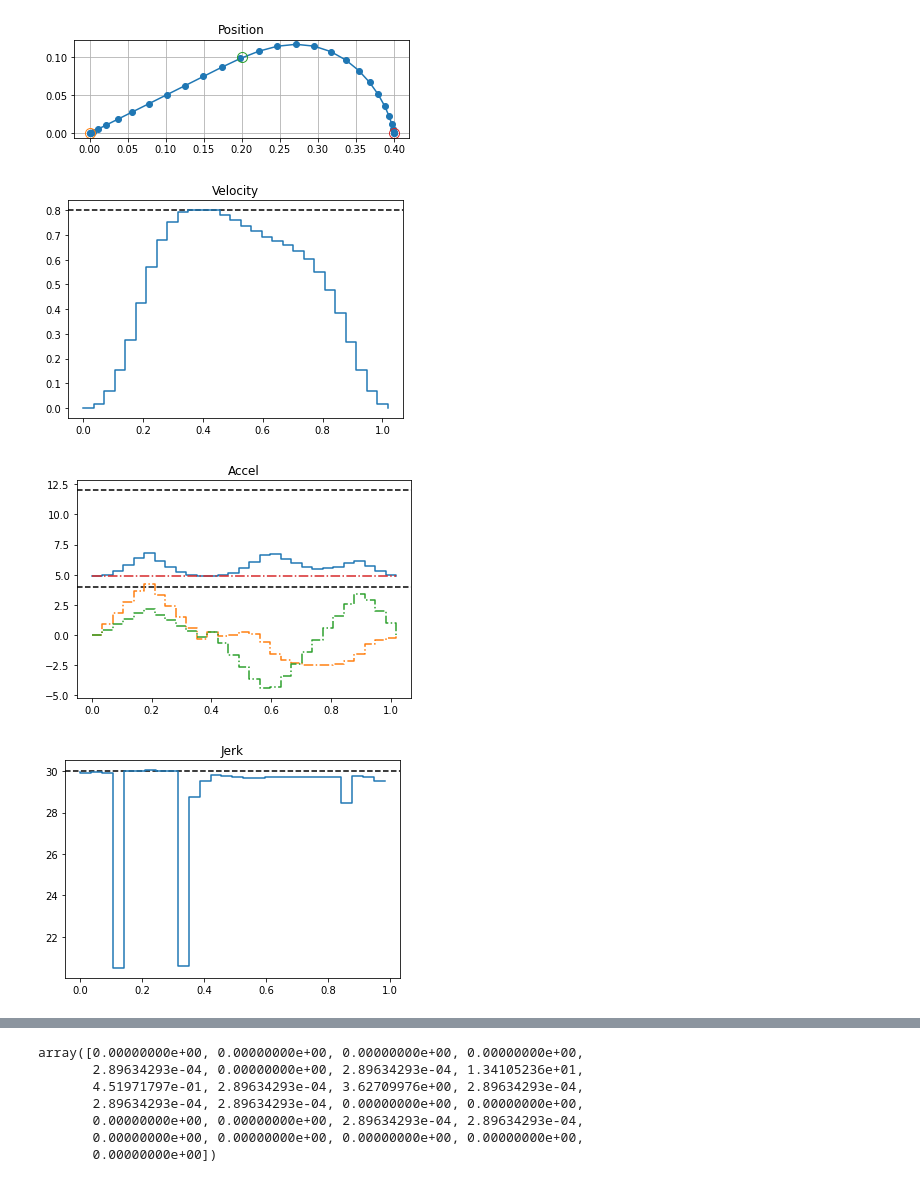
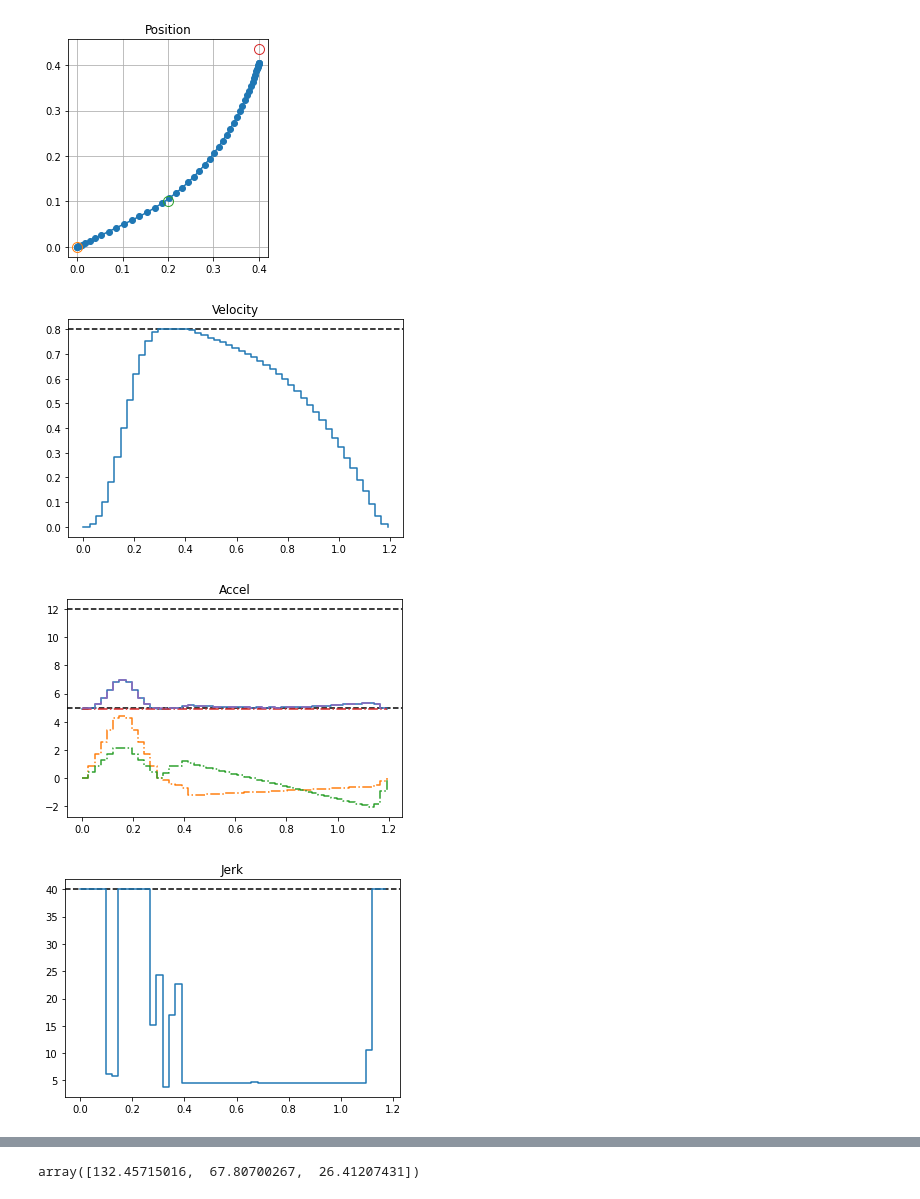
Before and after one commit to bchasnov/optcontrol, a Jupyter notebook: demos/drone-min-time.ipynb, the cells around one changed output, grey strips where cells are left out. Saved outputs shown, nothing was run; the diff lists cells and outputs as text; code cells hidden in the pictures.

```diff
--- a/demos/drone-min-time.ipynb
+++ b/demos/drone-min-time.ipynb
@@ -13,13 +11,14 @@ The autoreload extension is already loaded. To reload it, use:
 # %%
-parameters = dict(K=30, ri=np.zeros(3), vi=np.zeros(3), ai=np.zeros(3),
+K = 50
+parameters = dict(K=K, ri=np.zeros(3), vi=np.zeros(3), ai=np.zeros(3),
                   rf=np.array([.4,.0,0]), vf=np.zeros(3), af=np.zeros(3),
-                  wp=np.array([.2,.1,0]), wp_idx=12,
+                  wp=np.array([.2,.1,0]), wp_idx=int(K/3),
                   gravity=np.array([0.,0.,-9.81]),
-                  v_max=.8, a_min=4., a_max=12.0,
+                  v_max=.8, a_min=5., a_max=12.0,
                   theta_max=np.radians(45.0),
-                  j_max=30, max_iter=30,
+                  j_max=40, max_iter=30,
                   weight_ri=1e3, weight_rf=1e4, weight_wp=1e4,
-                  weight_obs=1e2, weight_trust=1e-1, n_obs=1)
+                  weight_obs=1e2, weight_trust=1e-2, n_obs=1)
 
 """ Initialize parameters """
 P = Namespace(**parameters)
@@ -85,15 +84,15 @@ f = 0
 g = dict()
 
 """ Define cost """
-# f += cp.norm(s)
+f += cp.norm(s)
 f += tau + dtau
 # f += w_ri*s_ri
 f += w_rf*s_rf
 f += w_wp*s_wp
 f += w_trust*trust
 
-g["relax_rf"] = s_rf >= cp.norm(rf_relax)
-g["relax_wp"] = s_wp >= cp.norm(wp_relax)
+g["relax_rf"] = s_rf >= cp.norm(rf_relax)**2
+g["relax_wp"] = s_wp >= cp.norm(wp_relax)**2
 # g["relax_ri"] = s_ri >= cp.norm(ri_relax)
 
 """ Trust Region """
@@ -112,8 +111,10 @@ g["accel_final"] = a[-1,:2] == af[:2]
 
 """ Dynamics """
 grav = np.tile(P.gravity, (P.K-1, 1))
+
 g["helper_raccel"] = raccel == 1/2*(1/3*(2*a[:-1] + a[1:]) + grav)*tau
 g["helper_Dt_raccel"] = Dt_raccel == (1/3*(2*a0[:-1] + a0[1:]) + grav)*dtau
+
 g["dynamics_pos"] = \
 r[1:] == r[:-1] + (v[:-1] + raccel)*tau + v0[:-1]*dtau + Dt_raccel*tau
 g["dynamics_vel"] = \
@@ -133,19 +134,19 @@ g["bank_angle"] = np.cos(P.theta_max)*s <= a[:,2]
 g["thrust_min"] = P.a_min <= s
 g["thrust_max"] = s <= P.a_max
 
-prob = cp.Problem(cp.Minimize(f), list(g.values()))
-
 def update(r,v,a,t):
     r0.value = r
     v0.value = v
     a0.value = a
     tau.value = t
 
+prob = cp.Problem(cp.Minimize(f), list(g.values()))
 zeros = np.zeros((P.K,3))
 update(zeros, zeros, zeros, 0.5)
-
+log_time = [time.time()]
 for _ in range(P.max_iter):
-    out = prob.solve(solver="SCS")
+    log_time.append(time.time())
+    out = prob.solve(solver="ECOS", warm_start=True)
     if out == np.inf:
         print("FAILED")
         break
@@ -155,5 +156,12 @@ for _ in range(P.max_iter):
           f"wp_relax={la.norm(wp_relax.value):.5f} ")
     if np.isclose(trust.value,0):
         break
+#     P.rf[1] += _/1000
+
     update(r.value, v.value, a.value, tau.value + dtau.value)
+
+time_avg = np.diff(log_time).mean()*1000
+time_max = np.diff(log_time).max()*1000
+time_fps = 1/np.diff(log_time).mean()
+print(f"  {time_fps:.1f}fps ({time_avg:.2f}ms, max: {time_max:.2f}ms)")
 # %% [output]
@@ -183,34 +220,35 @@ plt.title("Position")
 plt.plot(*r.value[:,:2].T, 'o-')
 plt.plot(*ri.value[:2], 'o', fillstyle='none', ms=10)
 plt.plot(*wp.value[:2], 'o', fillstyle='none', ms=10)
 plt.plot(*rf.value[:2], 'o', fillstyle='none', ms=10)
 plt.gca().set_aspect('equal')
 plt.grid()
 #plt.plot(r.value[:,2], 'o-')
 plt.figure()
 plt.title("Velocity")
 plt.gca().axhline(y=P.v_max, color='k', ls='--')
 plt.step(t, la.norm(v.value, axis=1), where="post")
 # plt.plot(t, v.value, '-.')
 plt.figure()
 plt.title("Accel")
 plt.gca().axhline(y=P.a_min, color='k', ls='--')
 plt.gca().axhline(y=P.a_max, color='k', ls='--')
 plt.step(t, la.norm(a.value, axis=1), where="post")
 plt.step(t, a.value, '-.', where="post")
+plt.step(t, s.value, '-.', where="post")
 plt.figure()
 plt.title("Jerk")
 plt.gca().axhline(y=P.j_max, color='k', ls='--')
 plt.step(t[:-1], la.norm(np.diff(a.value, axis=0), axis=1)/tau.value)
 #plt.plot(t, a.value, '-.')
 plt.figure()
 plt.title("Angle")
 plt.gca().axhline(y=P.theta_max, color='k', ls='--')
 bank_angle = np.arccos(a.value.dot(-P.gravity)/(la.norm(a.value,axis=1)*la.norm(P.gravity)))
 plt.step(t, bank_angle)
 plt.show()
 # %% [output]
-[figure, old version]
+[figure, new version]
-[figure, old version]
+[figure, new version]
-[figure, old version]
+[figure, new version]
-[figure, old version]
+[figure, new version]
@@ -218,11 +256,5 @@ plt.show()
 # %%
-g["vel_max"].dual_value
+g["vel_initial"].dual_value
 # %% [output]
-array([0.00000000e+00, 0.00000000e+00, 0.00000000e+00, 0.00000000e+00,
-       2.89634293e-04, 0.00000000e+00, 2.89634293e-04, 1.34105236e+01,
-       4.51971797e-01, 2.89634293e-04, 3.62709976e+00, 2.89634293e-04,
-       2.89634293e-04, 2.89634293e-04, 0.00000000e+00, 0.00000000e+00,
-       0.00000000e+00, 0.00000000e+00, 2.89634293e-04, 2.89634293e-04,
-       0.00000000e+00, 0.00000000e+00, 0.00000000e+00, 0.00000000e+00,
-       0.00000000e+00])
+array([132.45715016,  67.80700267,  26.41207431])
 # %%
```
Also changed, not shown: parts of 12 cells of this notebook.
